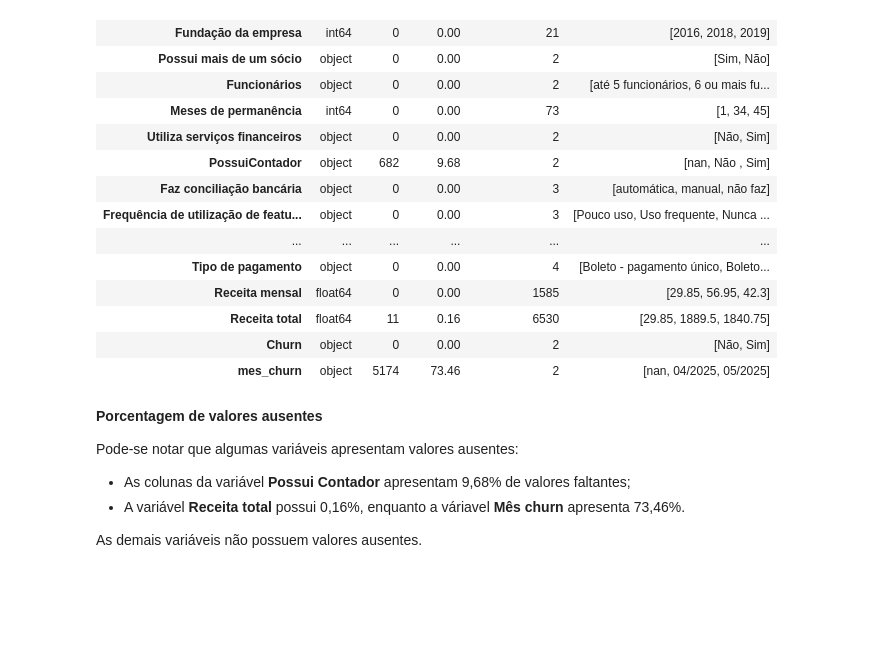
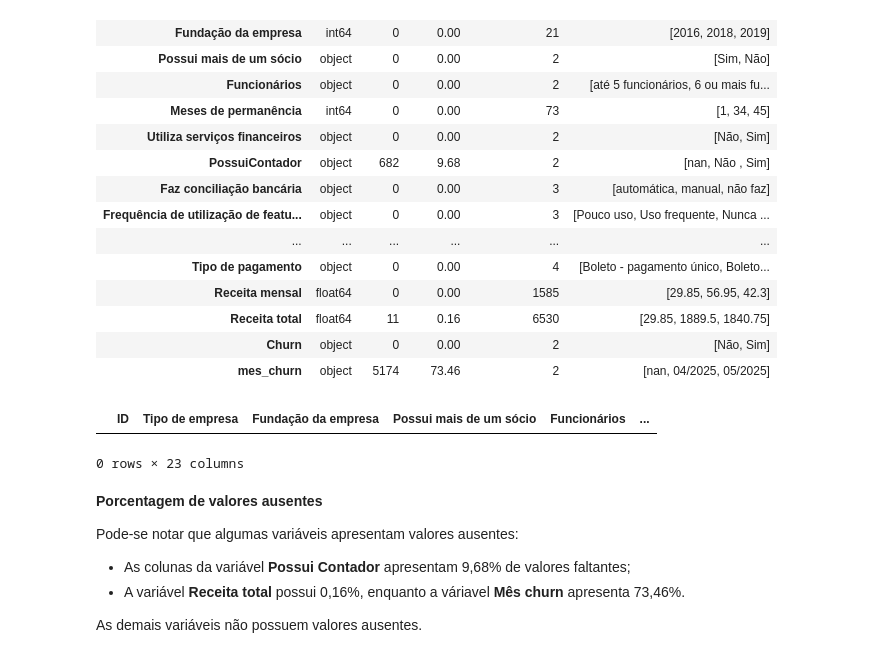
Before and after one commit to carolcalandrine/Analise-churn, a Jupyter notebook: projeto_churn.ipynb, the cells around one changed output. Saved outputs shown, nothing was run; the diff lists cells and outputs as text; code cells hidden in the pictures; blank space fills up the shorter version.

```diff
--- a/projeto_churn.ipynb
+++ b/projeto_churn.ipynb
@@ -81,6 +85,12 @@ Linhas: 7043 | Colunas: 23
 | Receita total | float64 | 11 | 0.16 | 6530 | [29.85, 1889.5, 1840.75] |
 | Churn | object | 0 | 0.00 | 2 | [Não, Sim] |
 | mes_churn | object | 5174 | 73.46 | 2 | [nan, 04/2025, 05/2025] |
+# %%
+condition_dupl = df.duplicated()
+df[condition_dupl]
+# %% [output]
+|  | ID | Tipo de empresa | Fundação da empresa | Possui mais de um sócio | Funcionários | ... |
+0 rows × 23 columns
 # %% [markdown]
 **Porcentagem de valores ausentes**
 
```
Also changed, not shown: parts of 26 cells of this notebook.
